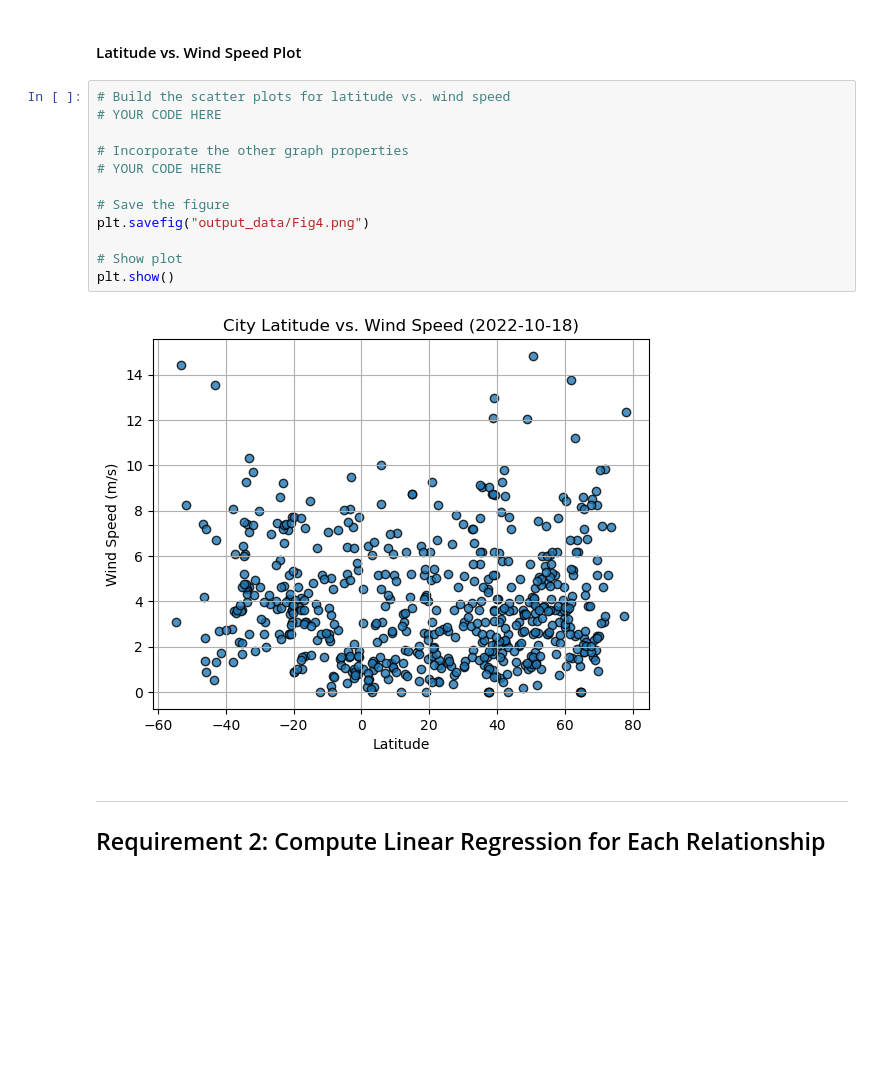
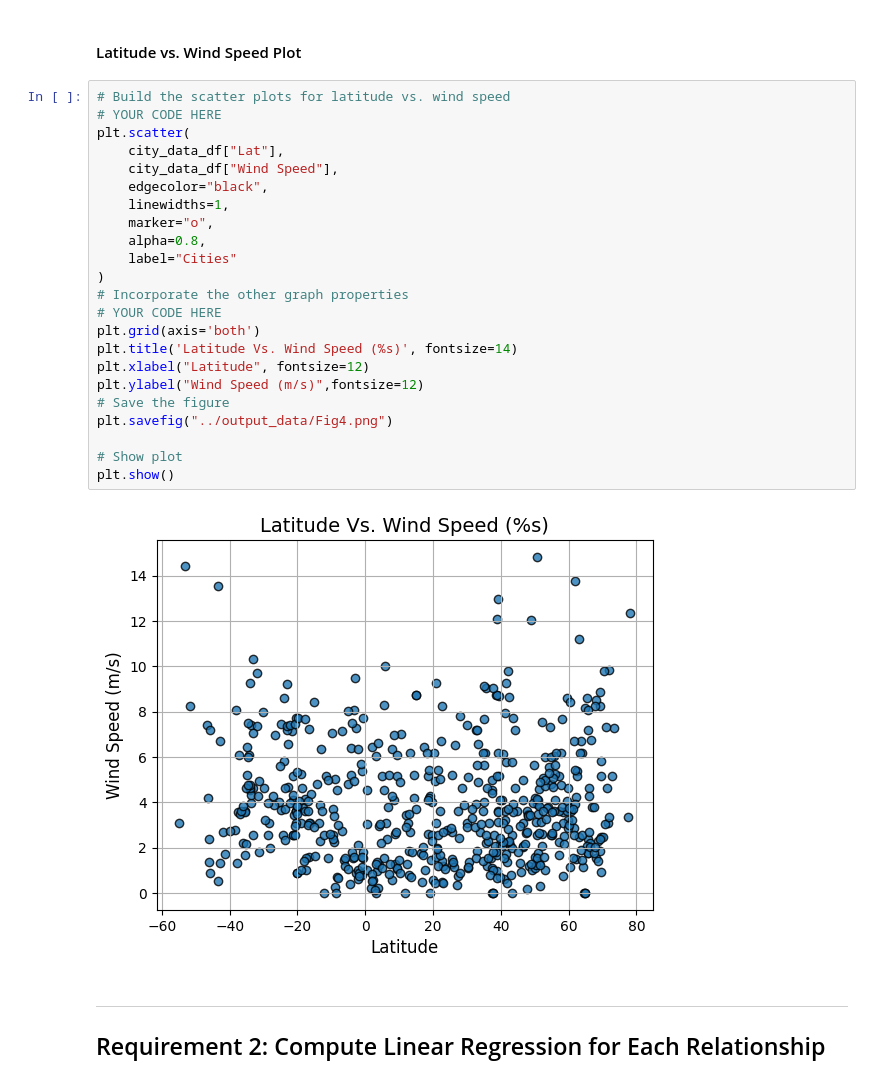
Before and after one commit to Yao7Jade/python-api-challenge, a Jupyter notebook: WeatherPy/WeatherPy.ipynb, the cells around one changed output. Cells and saved outputs as stored; diff of their text form; blank space fills up the shorter version.

```diff
--- a/WeatherPy/WeatherPy.ipynb
+++ b/WeatherPy/WeatherPy.ipynb
@@ -327,17 +359,28 @@ plt.show()
 # %%
 # Build the scatter plots for latitude vs. wind speed
 # YOUR CODE HERE
-
+plt.scatter(
+    city_data_df["Lat"],
+    city_data_df["Wind Speed"],
+    edgecolor="black",
+    linewidths=1,
+    marker="o",
+    alpha=0.8,
+    label="Cities"
+)
 # Incorporate the other graph properties
 # YOUR CODE HERE
-
+plt.grid(axis='both')
+plt.title('Latitude Vs. Wind Speed (%s)', fontsize=14)
+plt.xlabel("Latitude", fontsize=12)
+plt.ylabel("Wind Speed (m/s)",fontsize=12)
 # Save the figure
-plt.savefig("output_data/Fig4.png")
+plt.savefig("../output_data/Fig4.png")
 
 # Show plot
 plt.show()
 # %% [output]
-[figure, old version]
+[figure, new version]
 # %% [markdown]
 ---
 
```
Also changed, not shown: parts of 25 cells of this notebook, 4 other files.
